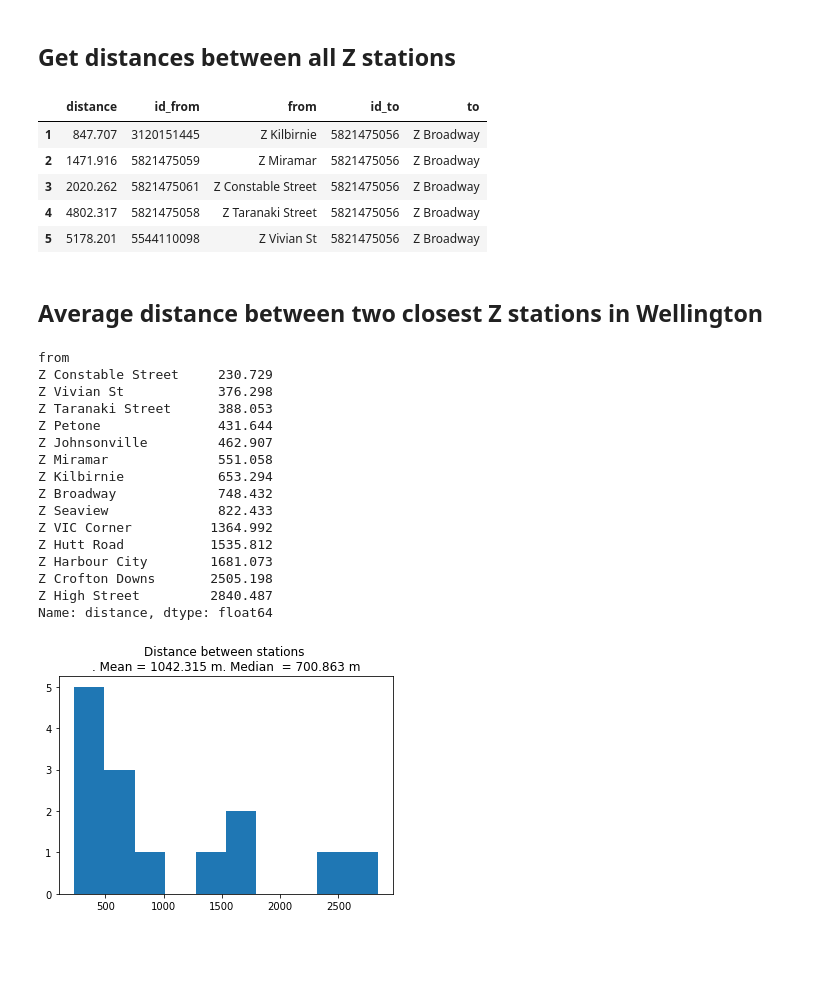
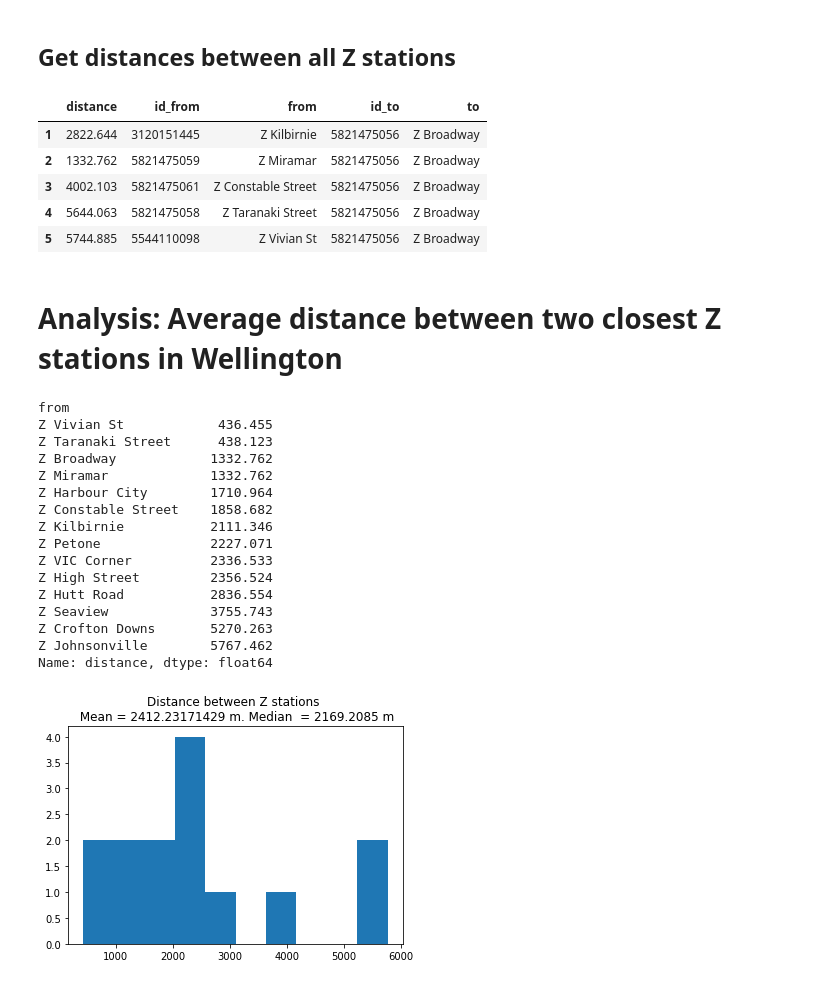
Before and after one commit to shriv/fuel-stations, a Jupyter notebook: Fuel Stations Analysis.ipynb, the cells around one changed output. Cells and saved outputs as stored; diff of their text form; code cells hidden in the pictures; blank space fills up the shorter version.

Commit message:
Added network visualisation analysis. Fixed a bug in the pairwise distance calculation.

```diff
--- a/Fuel Stations Analysis.ipynb
+++ b/Fuel Stations Analysis.ipynb
@@ -172,7 +172,7 @@ The following example looks at the distance and route between two Z stations: Z
 # Get street network with a 5km radius around Z Kilbirnie
 origin_point = tuple(z_stations.query('name == "Z Kilbirnie"')[['lat', 'lon']].values[0])
 destination_point = tuple(z_stations.query('name == "Z Vivian St"')[['lat', 'lon']].values[0])
-G = ox.graph_from_point(origin_point, distance=5000, distance_type='network', network_type='drive')
+G = ox.graph_from_point(origin_point, distance=10000, distance_type='network', network_type='drive')
 # %%
 # Plot the route from the closest nodes to Z Kilbirnie and Z Vivian St
 origin_node = ox.get_nearest_node(G, origin_point)
@@ -223,17 +220,17 @@ z_stations_with_geo = z_stations[~z_stations['lat'].isna()]
 # %%
 # Pairwise Distance calculation. Time intensive
 results = []
-for i in range(len(z_stations_with_geo)):
-    row_i = z_stations_with_geo.loc[i]
+for i in range(len(z_stations)):
+    row_i = z_stations.loc[i]
     lat_i = row_i['lat']
     lon_i = row_i['lon']
     id_i = row_i['id']
-    for j in range(len(z_stations_with_geo)):
-        row_j = z_stations_with_geo.loc[j]
+    origin_node = ox.get_nearest_node(H, (lat_i, lon_i))
+    for j in range(len(z_stations)):
+        row_j = z_stations.loc[j]
         lat_j = row_j['lat']
         lon_j = row_j['lon']
         id_j = row_j['id']
-        origin_node = ox.get_nearest_node(H, (lat_i, lon_j))
         destination_node = ox.get_nearest_node(H, (lat_j, lon_j))
         distance = nx.shortest_path_length(H, origin_node, destination_node, weight='length')
         df = pd.DataFrame({'from': [id_i],'to': [id_j], 'distance': [distance]})
@@ -242,7 +239,7 @@ for i in range(len(z_stations_with_geo)):
 results_df = pd.concat(results)
 # %%
 # Replace IDs with fuel station names to get final dataframe
-z_station_names = z_stations_with_geo[['id', 'name']]
+z_station_names = z_stations[['id', 'name']]
 results_final = (pd.merge(pd.merge(results_df, z_station_names, left_on='from', right_on='id'),
                           z_station_names, left_on='to', right_on='id')
                  .drop(columns=['from', 'to'])
@@ -253,39 +250,38 @@ results_final = (pd.merge(pd.merge(results_df, z_station_names, left_on='from',
 results_final.head(5)
 # %% [output]
 |  | distance | id_from | from | id_to | to |
-| 1 | 847.707 | 3120151445 | Z Kilbirnie | 5821475056 | Z Broadway |
-| 2 | 1471.916 | 5821475059 | Z Miramar | 5821475056 | Z Broadway |
-| 3 | 2020.262 | 5821475061 | Z Constable Street | 5821475056 | Z Broadway |
-| 4 | 4802.317 | 5821475058 | Z Taranaki Street | 5821475056 | Z Broadway |
-| 5 | 5178.201 | 5544110098 | Z Vivian St | 5821475056 | Z Broadway |
+| 1 | 2822.644 | 3120151445 | Z Kilbirnie | 5821475056 | Z Broadway |
+| 2 | 1332.762 | 5821475059 | Z Miramar | 5821475056 | Z Broadway |
+| 3 | 4002.103 | 5821475061 | Z Constable Street | 5821475056 | Z Broadway |
+| 4 | 5644.063 | 5821475058 | Z Taranaki Street | 5821475056 | Z Broadway |
+| 5 | 5744.885 | 5544110098 | Z Vivian St | 5821475056 | Z Broadway |
 # %% [markdown]
-## Average distance between two closest Z stations in Wellington
+# Analysis: Average distance between two closest Z stations in Wellington
 # %%
 # Ordered list of distance to the closest Z station
 closest_z_stations = results_final.groupby('from')['distance'].agg('min')
 closest_z_stations.sort_values()
 # %% [output]
 from
-Z Constable Street     230.729
-Z Vivian St            376.298
-Z Taranaki Street      388.053
-Z Petone               431.644
-Z Johnsonville         462.907
-Z Miramar              551.058
-Z Kilbirnie            653.294
-Z Broadway             748.432
-Z Seaview              822.433
-Z VIC Corner          1364.992
-Z Hutt Road           1535.812
-Z Harbour City        1681.073
-Z Crofton Downs       2505.198
-Z High Street         2840.487
+Z Vivian St            436.455
+Z Taranaki Street      438.123
+Z Broadway            1332.762
+Z Miramar             1332.762
+Z Harbour City        1710.964
+Z Constable Street    1858.682
+Z Kilbirnie           2111.346
+Z Petone              2227.071
+Z VIC Corner          2336.533
+Z High Street         2356.524
+Z Hutt Road           2836.554
+Z Seaview             3755.743
+Z Crofton Downs       5270.263
+Z Johnsonville        5767.462
 Name: distance, dtype: float64
 # %%
 # Plot the distances
-import matplotlib.pyplot as plt
 plt.hist(closest_z_stations);
-plt.title('Distance between stations \n. Mean = {} m. Median  = {} m'.format(closest_z_stations.mean(),
+plt.title('Distance between Z stations \n Mean = {} m. Median  = {} m'.format(closest_z_stations.mean(),
                                                                              closest_z_stations.median()));
 # %% [output]
-[figure, old version]
+[figure, new version]
```
Also changed, not shown: parts of 23 cells of this notebook.
